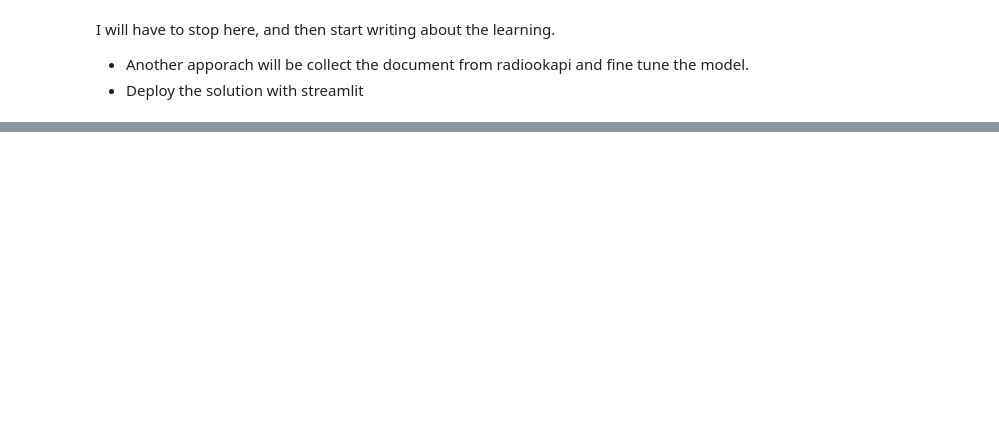
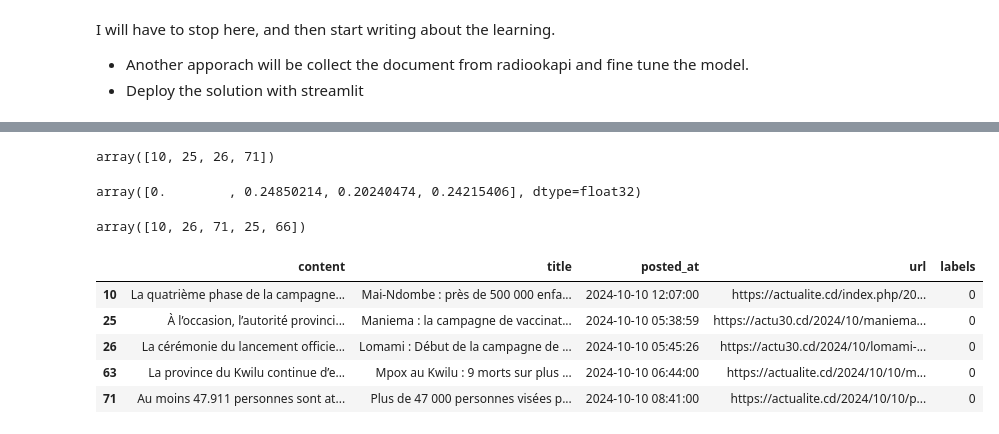
Before and after one commit to espoirMur/end-to-end-rag, a Jupyter notebook: summarization-playground.ipynb, the cells around one changed output, grey strips where cells are left out. Saved outputs shown, nothing was run; the diff lists cells and outputs as text; code cells hidden in the pictures; blank space fills up the shorter version.

```diff
--- a/summarization-playground.ipynb
+++ b/summarization-playground.ipynb
@@ -333,0 +433,2 @@ Le centre de
+# %%
+db_scan_model.fit(today_news_embeddings)
@@ -333,0 +453,4 @@ Le centre de
+# %%
+db_scan_model = DBSCAN(eps=0.3, min_samples=5, metric="cosine", algorithm="auto")
+# %%
+db_scan_model.fit(today_news_embeddings)
@@ -333,0 +467,2 @@ Le centre de
+# %%
+results_df["labels_db_scan"] = db_scan_model.labels_
@@ -333,0 +498,21 @@ Le centre de
+# %%
+neighbor_indices[10]
+# %% [output]
+array([10, 25, 26, 71])
+# %%
+neighbors_distances[10]
+# %% [output]
+array([0.        , 0.24850214, 0.20240474, 0.24215406], dtype=float32)
+# %%
+indices[0]
+# %% [output]
+array([10, 26, 71, 25, 66])
+# %%
+results_df.query("labels == 0")
+# %% [output]
+|  | content | title | posted_at | url | labels |
+| 10 | La quatrième phase de la campagne... | Mai-Ndombe : près de 500 000 enfa... | 2024-10-10 12:07:00 | https://actualite.cd/index.php/20... | 0 |
+| 25 | À l’occasion, l’autorité provinci... | Maniema : la campagne de vaccinat... | 2024-10-10 05:38:59 | https://actu30.cd/2024/10/maniema... | 0 |
+| 26 | La cérémonie du lancement officie... | Lomami : Début de la campagne de ... | 2024-10-10 05:45:26 | https://actu30.cd/2024/10/lomami-... | 0 |
+| 63 | La province du Kwilu continue d’e... | Mpox au Kwilu : 9 morts sur plus ... | 2024-10-10 06:44:00 | https://actualite.cd/2024/10/10/m... | 0 |
+| 71 | Au moins 47.911 personnes sont at... | Plus de 47 000 personnes visées p... | 2024-10-10 08:41:00 | https://actualite.cd/2024/10/10/p... | 0 |
```
Also changed, not shown: parts of 76 cells of this notebook, 8 other files.
